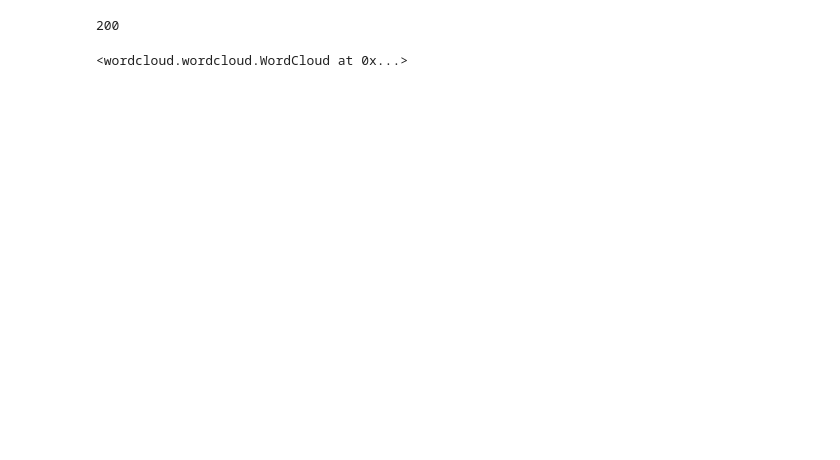
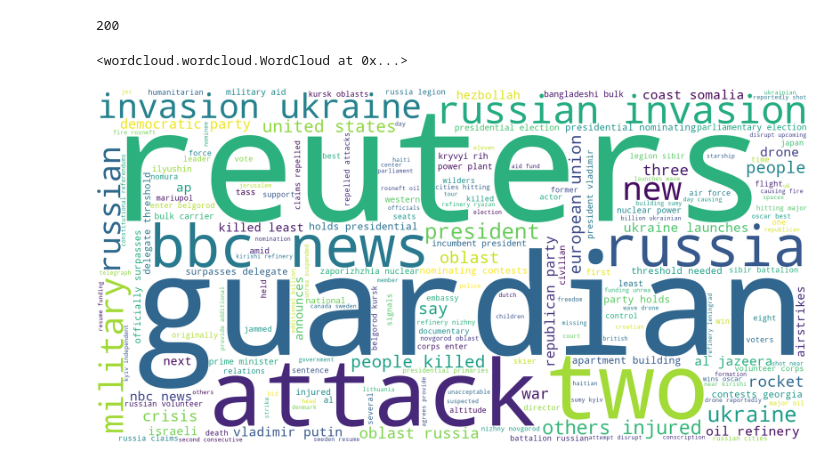
Before and after one commit to sumyatthitsarr/wikipedia-scraping-wordcloud, a Jupyter notebook: Web-Scraping-wikipedia.ipynb, the cells around one changed output. Saved outputs shown, nothing was run; the diff lists cells and outputs as text; code cells hidden in the pictures; blank space fills up the shorter version.

Commit message:
display image

```diff
--- a/Web-Scraping-wikipedia.ipynb
+++ b/Web-Scraping-wikipedia.ipynb
@@ -64,3 +64,8 @@ wordcloud = WordCloud(width = 2000, height = 1000, background_color="white").gen
 wordcloud.to_file("word_cloud_wiki_current_events.png")
 # %% [output]
 <wordcloud.wordcloud.WordCloud at 0x...>
+# %%
+from IPython.display import Image
+Image(filename='word_cloud_wiki_current_events.png')
+# %% [output]
+[figure, added]
```
